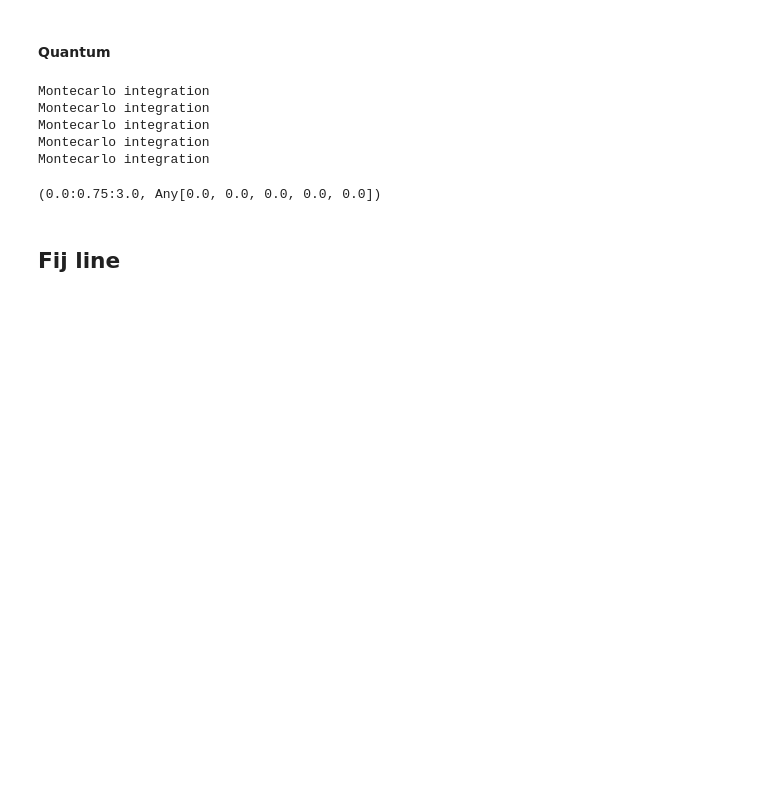
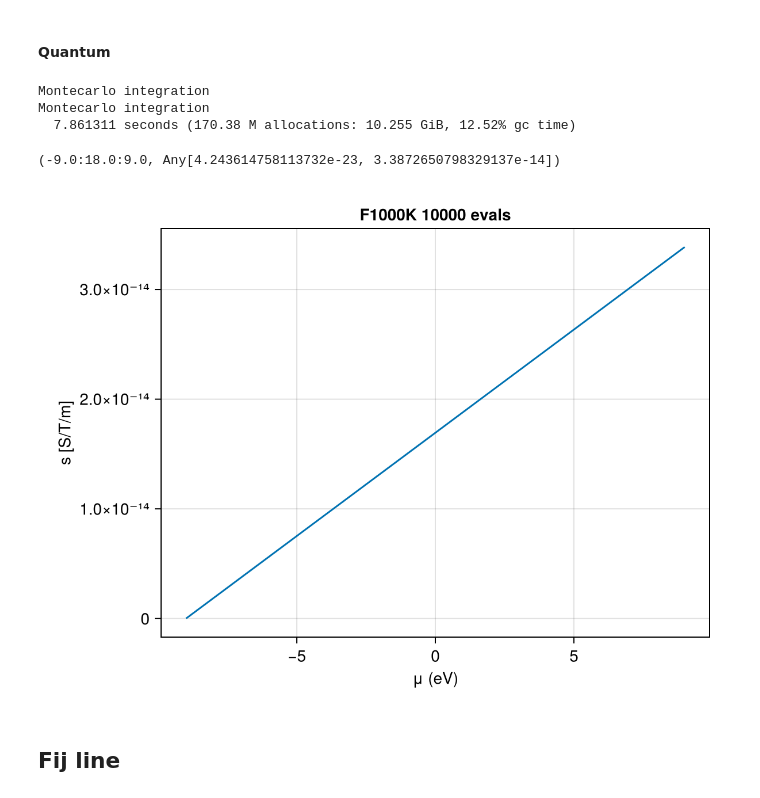
Before and after one commit to fernandopenaranda/Field_Induced_Hall_Effect, a Jupyter notebook: src/Ferroaxial.ipynb, the cells around one changed output. Cells and saved outputs as stored; diff of their text form; code cells hidden in the pictures; blank space fills up the shorter version.

```diff
--- a/src/Ferroaxial.ipynb
+++ b/src/Ferroaxial.ipynb
@@ -218,19 +218,19 @@ fig
 # %% [markdown]
 #### Quantum
 # %%
-musquantum, sumsquantum = musweep_quantum(range(0,3, length = 5); kws...)
+@time musquantum, sumsquantum = musweep_quantum(range(-9,9, length =2); kws...)
 # %% [output]
 Montecarlo integration
 Montecarlo integration
-Montecarlo integration
-Montecarlo integration
-Montecarlo integration
+  7.861311 seconds (170.38 M allocations: 10.255 GiB, 12.52% gc time)
-(0.0:0.75:3.0, Any[0.0, 0.0, 0.0, 0.0, 0.0])
+(-9.0:18.0:9.0, Any[4.243614758113732e-23, 3.3872650798329137e-14])
 # %%
-# fig = Figure(); ax = Axis(fig[1,1], xlabel = "μ (eV)",
-#    ylabel = "s [S/T/m]", title = "F$(kws[1])$(kws[2])$(kws[3])")
-scatter!(ax, [mu for mu in musquantum], [s for s in sumsquantum])
+fig = Figure(); ax = Axis(fig[1,1], xlabel = "μ (eV)",
+   ylabel = "s [S/T/m]", title = "F$(kws[1])K $(kws[2]) evals")
+lines!(ax, [mu for mu in musquantum], [s for s in sumsquantum])
 fig
+# %% [output]
+[figure, added]
 # %% [markdown]
 ## Fij line
 # %%
```
Also changed, not shown: parts of 12 cells of this notebook, 11 other files.
